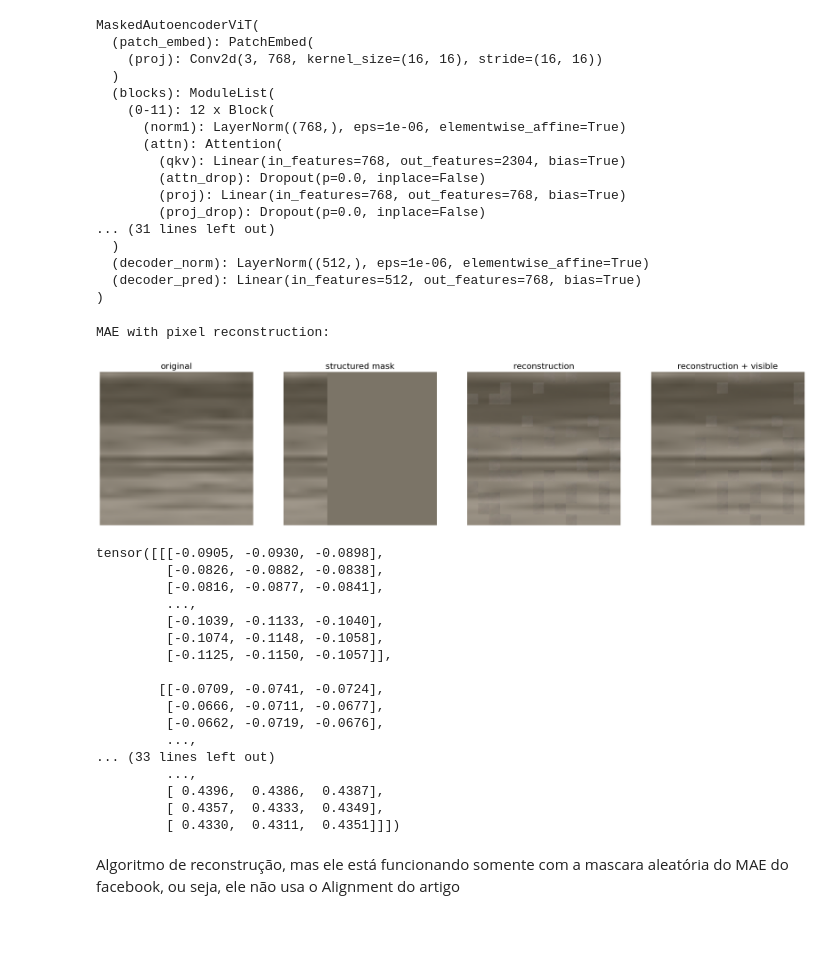
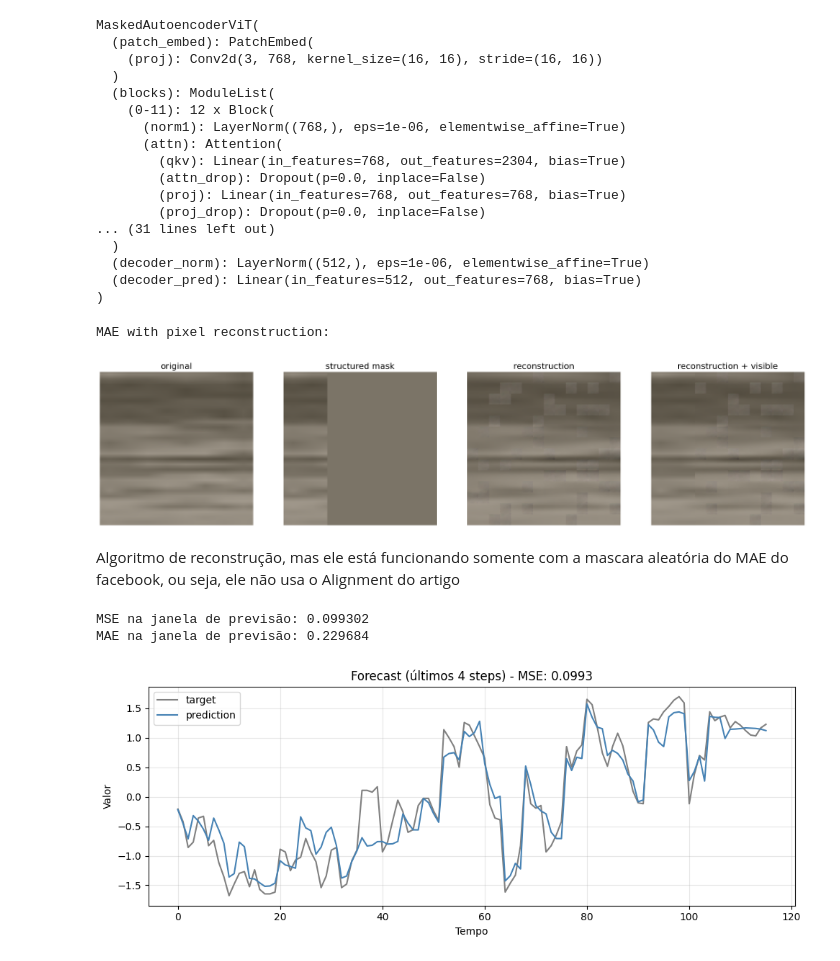
Before and after one commit to Lucas-Monteiro-Henriques/Implement_VISIONTS, a Jupyter notebook: MAE.ipynb, the cells around one changed output. Cells and saved outputs as stored; diff of their text form; code cells hidden in the pictures; blank space fills up the shorter version.

Commit message:
Código pronta da reconstrução da série temporal

```diff
--- a/MAE.ipynb
+++ b/MAE.ipynb
@@ -343,36 +359,20 @@ torch.manual_seed(2)
 
 Igray_resized_3ch_tensor = torch.from_numpy(Igray_resized_3ch).float().to(device)
 print('MAE with pixel reconstruction:')
-run_one_image_from_aligned_image(Igray_resized_3ch, model)
+reconstructed_image = run_one_image_from_aligned_image(Igray_resized_3ch, model)
 # %% [output]
 MAE with pixel reconstruction:
 [figure]
-tensor([[[-0.0905, -0.0930, -0.0898],
-         [-0.0826, -0.0882, -0.0838],
-         [-0.0816, -0.0877, -0.0841],
-         ...,
-         [-0.1039, -0.1133, -0.1040],
-         [-0.1074, -0.1148, -0.1058],
-         [-0.1125, -0.1150, -0.1057]],
-
-        [[-0.0709, -0.0741, -0.0724],
-         [-0.0666, -0.0711, -0.0677],
-         [-0.0662, -0.0719, -0.0676],
-         ...,
-... (33 lines left out)
-         ...,
-         [ 0.4396,  0.4386,  0.4387],
-         [ 0.4357,  0.4333,  0.4349],
-         [ 0.4330,  0.4311,  0.4351]]])
 # %% [markdown]
 Algoritmo de reconstrução, mas ele está funcionando somente com a mascara aleatória do MAE do facebook, ou seja, ele não usa o Alignment do artigo
 # %%
-def reconstruct_and_evaluate_forecast(y_reconstructed, original_Inorm, r=0.4):
+def reconstruct_and_evaluate_forecast(y_reconstructed, original_Inorm):
     """
     y_reconstructed: imagem reconstruída pelo MAE, shape (H, W, 3)
     original_Inorm: matriz 2D usada originalmente, shape (P, L/P)
     r: fator de normalização aplicado
     """
+    r = 0.4
     import numpy as np
     from skimage.transform import resize
     from sklearn.metrics import mean_squared_error
@@ -397,15 +397,41 @@ def reconstruct_and_evaluate_forecast(y_reconstructed, original_Inorm, r=0.4):
     P, total_steps = original_Inorm.shape
     L = 300
     H = 100
-    pred_steps = int(H * total_steps / (L + H))  # proporcional
+    pred_steps = int( H * total_steps / (L + H))  # proporcional
     forecast_start = total_steps - pred_steps
 
     recon_forecast = recon_deno.reshape(P, total_steps)[:, forecast_start:]
     target_forecast = (original_Inorm / r).reshape(P, total_steps)[:, forecast_start:]
     target_forecast = target_forecast * std_orig + mean_orig
 
-    # Etapa 6: calcular o MSE
     mse = mean_squared_error(target_forecast.flatten(), recon_forecast.flatten())
-    print(f"Erro médio quadrático (MSE) na janela de previsão: {mse:.6f}")
+    mae = mean_absolute_error(target_forecast.flatten(), recon_forecast.flatten())
+
+    print(f"MSE na janela de previsão: {mse:.6f}")
+    print(f"MAE na janela de previsão: {mae:.6f}")
 
     return recon_forecast, target_forecast, mse
+# %%
+
+recon_forecast, target_forecast, mse = reconstruct_and_evaluate_forecast(
+    y_reconstructed=reconstructed_image.numpy(),
+    original_Inorm=Inorm
+)
+# %% [output]
+MSE na janela de previsão: 0.099302
+MAE na janela de previsão: 0.229684
+# %%
+import matplotlib.pyplot as plt
+
+plt.figure(figsize=(10, 4))
+plt.plot(target_forecast.flatten(), label='target', color='gray')
+plt.plot(recon_forecast.flatten(), label='prediction', color='steelblue')
+plt.title(f"Forecast (últimos {target_forecast.shape[1]} steps) - MSE: {mse:.4f}")
+plt.xlabel("Tempo")
+plt.ylabel("Valor")
+plt.legend()
+plt.grid(alpha=0.3)
+plt.tight_layout()
+plt.show()
+# %% [output]
+[figure, added]
```
Also changed, not shown: parts of 3 cells of this notebook.
